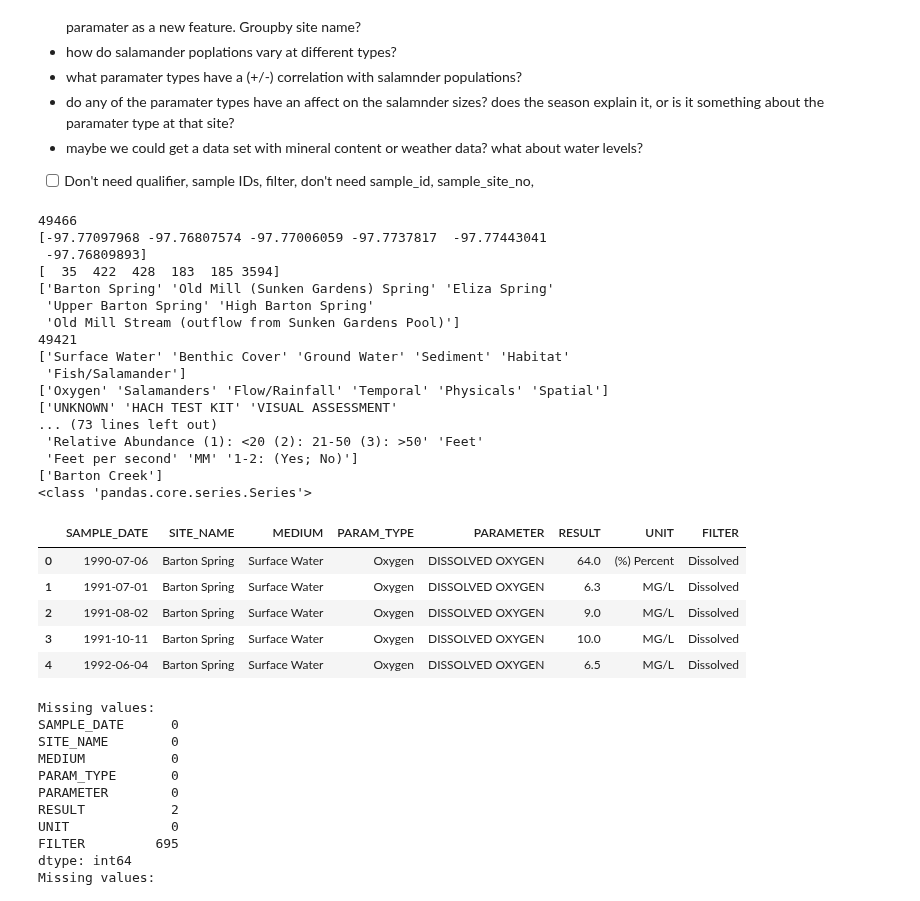
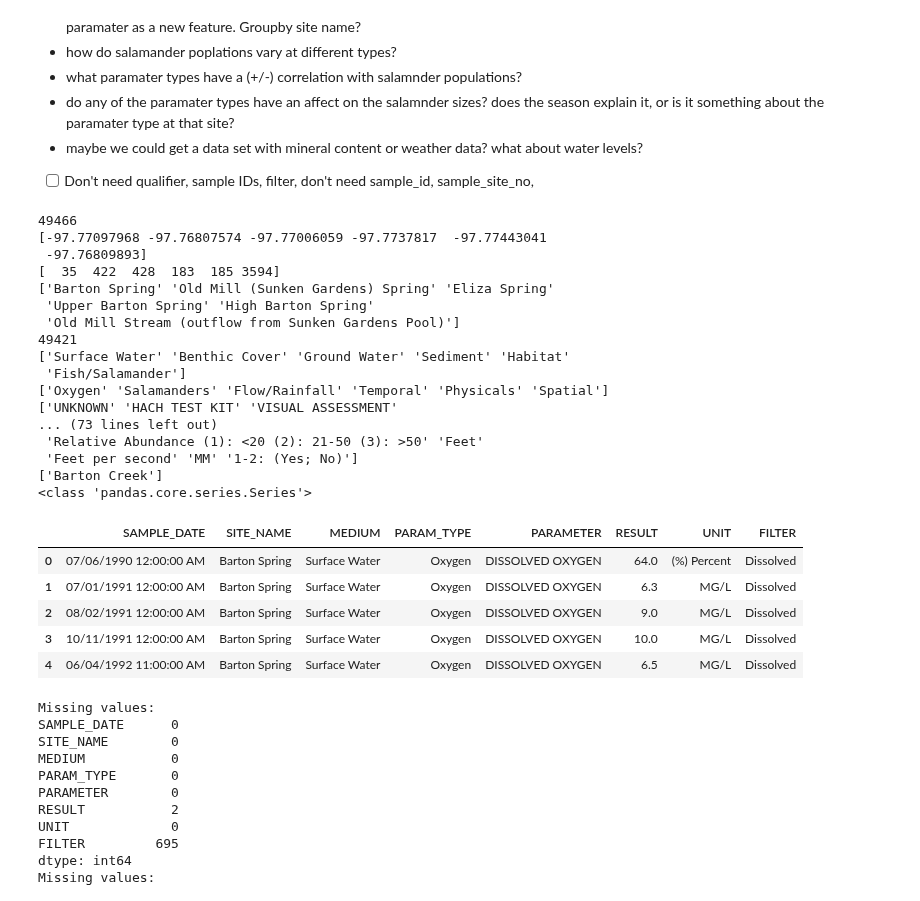
Before and after one commit to benjamin010095/BartonSpringsSalamanders, a Jupyter notebook: Barton Springs Salamanders.ipynb, the cells around one changed output. Cells and saved outputs as stored; diff of their text form; code cells hidden in the pictures.

```diff
--- a/Barton Springs Salamanders.ipynb
+++ b/Barton Springs Salamanders.ipynb
@@ -58,86 +58,45 @@ Index(['WATERSHED', 'SAMPLE_DATE', 'SITE_NAME', 'LON_DD_WGS84', 'LAT_DD_WGS84',
  - maybe we could get a data set with mineral content or weather data? what about water levels?
 - [ ] Don't need qualifier, sample IDs, filter, don't need sample_id, sample_site_no,
 # %%
-print(len(rawData))
-groupedData = rawData.groupby('PARAM_TYPE')
-#salamanderData = groupedData[groupedData['PARAM_TYPE'] == 'Salamanders']
-groupedData[['PARAM_TYPE','RESULT', 'UNIT']].head(49466)
-groupedData.head().std()
-groupedData.mean()
-#groupedData.get_group('Salamanders')
-#groupedData.size()
-#print(rawData.columns)
-#print(groupedData.columns)
-#print(rawData["PARAM_TYPE"].isna().sum())
-# dataset w/ uneeded columns removed
-
-#Check our data
-dups = rawData["LON_DD_WGS84"].unique()
-dupSites = rawData["SAMPLE_SITE_NO"].unique()
-dupSitesName = rawData["SITE_NAME"].unique()
-#this one is mostly null
-qual = rawData["QUALIFIER"].isna().sum()
-mediums = rawData["MEDIUM"].unique()
-paramTypes = rawData["PARAM_TYPE"].unique()
-methods = rawData["METHOD"].unique()
-params = rawData["PARAMETER"].unique()
-filter = rawData["FILTER"].unique()
-unit = rawData["UNIT"].unique()
-print(dups)
-print(dupSites)
-print(dupSitesName)
-print(qual)
-print(mediums)
-print(paramTypes)
-print(methods)
-print(params)
-print(rawData[["METHOD", "PARAM_TYPE", "QUALIFIER"]])
-print(filter)
-print(unit)
-
 data = rawData.copy()
 #Covert time column to time type and remove time collected
 print(data["WATERSHED"].unique())
 print(type(data["SAMPLE_DATE"]))
-date_format = pd.to_datetime(data["SAMPLE_DATE"]).dt.date
-data["SAMPLE_DATE"] = date_format
+# date_format = pd.to_datetime(data["SAMPLE_DATE"]).dt.date
+# data["SAMPLE_DATE"] = date_format
 #print(type(date_format))
 #print(type(data["SAMPLE_DATE"]))
 
 
 #Drop uneeded columns
 data.drop(columns= ["LON_DD_WGS84","LAT_DD_WGS84","DATA_REF_NO","PROJECT", "QC_FLAG", "QC_TYPE", "SITE_TYPE", "SAMPLE_ID", "WATERSHED", "SAMPLE_SITE_NO", "QUALIFIER", "SAMPLE_REF_NO", "METHOD", "TIME_NULL" ], inplace=True)
 
-data.head()
-
-
-
 #lambda row: re.findall(r'()', row)
 #param_type_pasrsed = rawData["PARAM_TYPE"].split(""
 # %% [output]
 49466
 [-97.77097968 -97.76807574 -97.77006059 -97.7737817  -97.77443041
  -97.76809893]
 [  35  422  428  183  185 3594]
 ['Barton Spring' 'Old Mill (Sunken Gardens) Spring' 'Eliza Spring'
  'Upper Barton Spring' 'High Barton Spring'
  'Old Mill Stream (outflow from Sunken Gardens Pool)']
 49421
 ['Surface Water' 'Benthic Cover' 'Ground Water' 'Sediment' 'Habitat'
  'Fish/Salamander']
 ['Oxygen' 'Salamanders' 'Flow/Rainfall' 'Temporal' 'Physicals' 'Spatial']
 ['UNKNOWN' 'HACH TEST KIT' 'VISUAL ASSESSMENT'
 ... (73 lines left out)
  'Relative Abundance (1): <20 (2): 21-50 (3): >50' 'Feet'
  'Feet per second' 'MM' '1-2: (Yes; No)']
 ['Barton Creek']
 <class 'pandas.core.series.Series'>
 |  | SAMPLE_DATE | SITE_NAME | MEDIUM | PARAM_TYPE | PARAMETER | RESULT | UNIT | FILTER |
-| 0 | 1990-07-06 | Barton Spring | Surface Water | Oxygen | DISSOLVED OXYGEN | 64.0 | (%) Percent | Dissolved |
-| 1 | 1991-07-01 | Barton Spring | Surface Water | Oxygen | DISSOLVED OXYGEN | 6.3 | MG/L | Dissolved |
-| 2 | 1991-08-02 | Barton Spring | Surface Water | Oxygen | DISSOLVED OXYGEN | 9.0 | MG/L | Dissolved |
-| 3 | 1991-10-11 | Barton Spring | Surface Water | Oxygen | DISSOLVED OXYGEN | 10.0 | MG/L | Dissolved |
-| 4 | 1992-06-04 | Barton Spring | Surface Water | Oxygen | DISSOLVED OXYGEN | 6.5 | MG/L | Dissolved |
+| 0 | 07/06/1990 12:00:00 AM | Barton Spring | Surface Water | Oxygen | DISSOLVED OXYGEN | 64.0 | (%) Percent | Dissolved |
+| 1 | 07/01/1991 12:00:00 AM | Barton Spring | Surface Water | Oxygen | DISSOLVED OXYGEN | 6.3 | MG/L | Dissolved |
+| 2 | 08/02/1991 12:00:00 AM | Barton Spring | Surface Water | Oxygen | DISSOLVED OXYGEN | 9.0 | MG/L | Dissolved |
+| 3 | 10/11/1991 12:00:00 AM | Barton Spring | Surface Water | Oxygen | DISSOLVED OXYGEN | 10.0 | MG/L | Dissolved |
+| 4 | 06/04/1992 11:00:00 AM | Barton Spring | Surface Water | Oxygen | DISSOLVED OXYGEN | 6.5 | MG/L | Dissolved |
 # %%
 #Need to clean null values and also check what is unknown. Does it matter? Does it lead to significant outliers?
 print("Missing values:")
```
Also changed, not shown: parts of 7 cells of this notebook.
